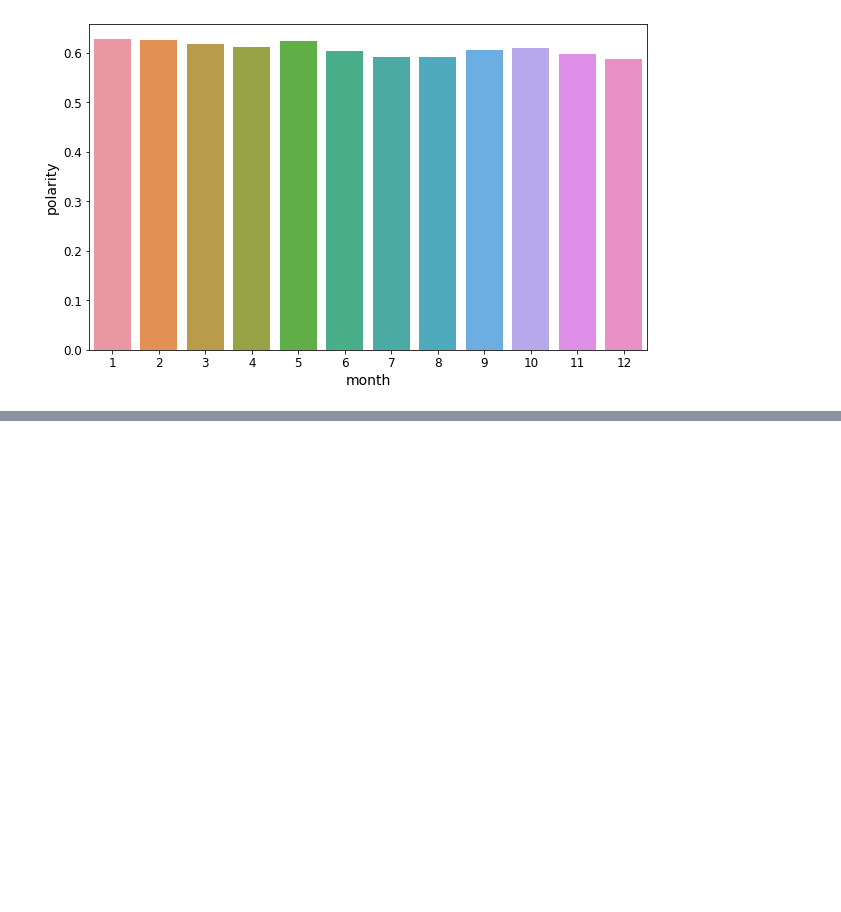
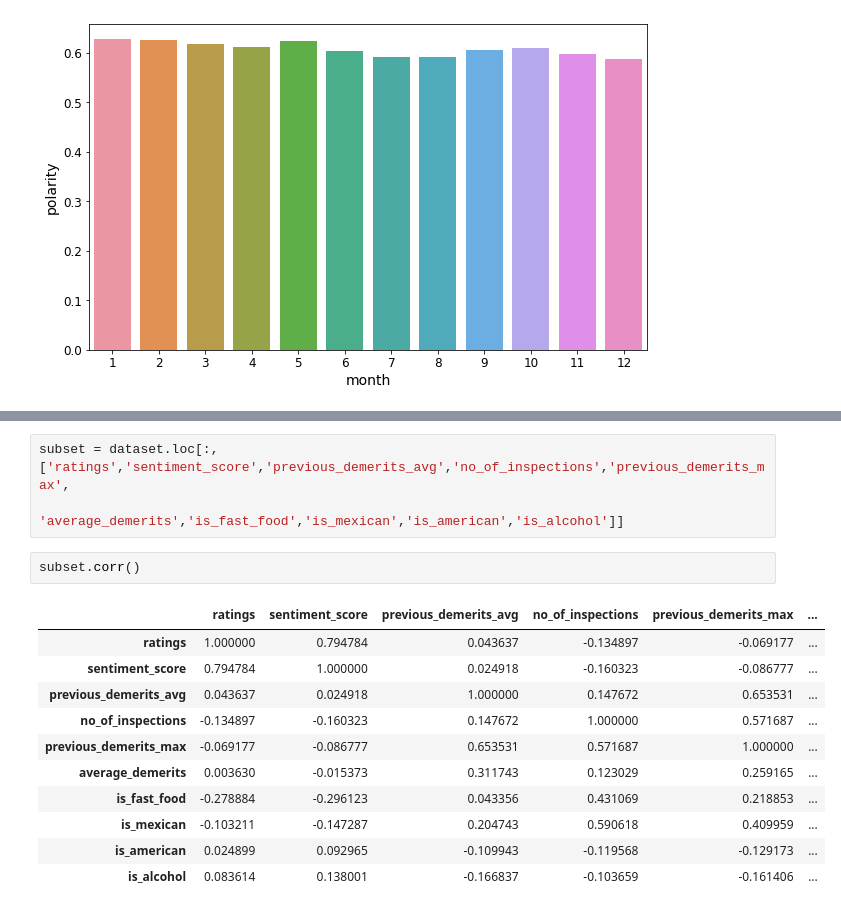
Before and after one commit to RishabPanyam96/Las_Vegas_Food_Inspection, a Jupyter notebook: code/Vizual.ipynb, the cells around one changed output, grey strips where cells are left out. Saved outputs shown, nothing was run; the diff lists cells and outputs as text; blank space fills up the shorter version.

```diff
--- a/code/Vizual.ipynb
+++ b/code/Vizual.ipynb
@@ -939,0 +1015,17 @@ plt.show()
+# %%
+subset = dataset.loc[:, ['ratings','sentiment_score','previous_demerits_avg','no_of_inspections','previous_demerits_max',
+                      'average_demerits','is_fast_food','is_mexican','is_american','is_alcohol']]
+# %%
+subset.corr()
+# %% [output]
+|  | ratings | sentiment_score | previous_demerits_avg | no_of_inspections | previous_demerits_max | ... |
+| ratings | 1.000000 | 0.794784 | 0.043637 | -0.134897 | -0.069177 | ... |
+| sentiment_score | 0.794784 | 1.000000 | 0.024918 | -0.160323 | -0.086777 | ... |
+| previous_demerits_avg | 0.043637 | 0.024918 | 1.000000 | 0.147672 | 0.653531 | ... |
+| no_of_inspections | -0.134897 | -0.160323 | 0.147672 | 1.000000 | 0.571687 | ... |
+| previous_demerits_max | -0.069177 | -0.086777 | 0.653531 | 0.571687 | 1.000000 | ... |
+| average_demerits | 0.003630 | -0.015373 | 0.311743 | 0.123029 | 0.259165 | ... |
+| is_fast_food | -0.278884 | -0.296123 | 0.043356 | 0.431069 | 0.218853 | ... |
+| is_mexican | -0.103211 | -0.147287 | 0.204743 | 0.590618 | 0.409959 | ... |
+| is_american | 0.024899 | 0.092965 | -0.109943 | -0.119568 | -0.129173 | ... |
+| is_alcohol | 0.083614 | 0.138001 | -0.166837 | -0.103659 | -0.161406 | ... |
```
Also changed, not shown: parts of 14 cells of this notebook.
